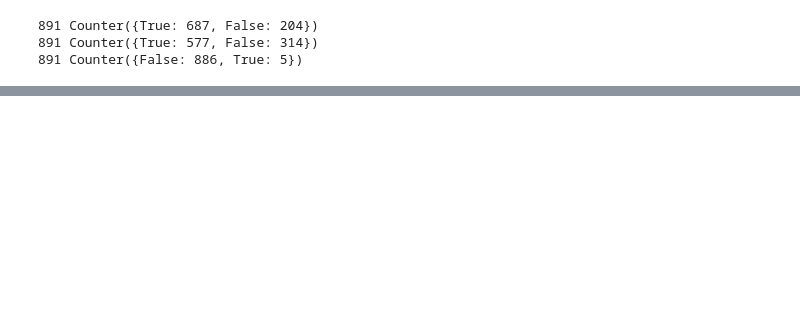
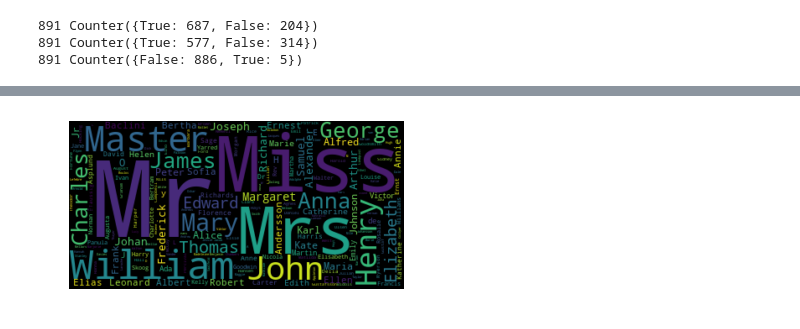
Before and after one commit to GoatWang/Kaggle_Titanic, a Jupyter notebook: PandasUsage_publish.ipynb, the cells around one changed output, grey strips where cells are left out. Drawn from its saved outputs; the diff is of its cells as text; code cells hidden in the pictures; blank space fills up the shorter version.

```diff
--- a/PandasUsage_publish.ipynb
+++ b/PandasUsage_publish.ipynb
@@ -339,0 +552,14 @@ print(len(df['Age']> 70), Counter(df['Age']> 70))
+# %%
+df['Age_cat'] = 0
+for idx, row in df.iterrows():  # 請務必記得加上idx，不然跑回圈的item會變成(idx, row)
+    Age = row['Age']
+    if Age < 20.315:
+        Age_cat = 0
+    elif Age < 40.21:
+        Age_cat = 1
+    elif Age < 60.1049:
+        Age_cat = 2
+    else:
+        Age_cat = 3
+    df.loc[idx, 'Age_cat'] = Age_cat
+df
@@ -339,0 +646,14 @@ print(len(df['Age']> 70), Counter(df['Age']> 70))
+# %%
+from string import punctuation
+from collections import Counter
+df_name = df[['Name']]
+def processname(name):
+    if type(name) == str:
+        for pun in punctuation:
+            name = name.replace(pun, " ")
+        terms = [term for term in name.split() if term != " "]
+        return terms
+    else:
+        return []
+df_name['processed'] = df['Name'].apply(processname)
+df_name
@@ -339,0 +683,5 @@ print(len(df['Age']> 70), Counter(df['Age']> 70))
+# %%
+all_terms = []
+for terms in df_name['processed']:
+    all_terms.extend(terms)
+sorted(dict(Counter(all_terms)).items(), key=lambda x:x[1], reverse=True)
@@ -339,0 +706,12 @@ print(len(df['Age']> 70), Counter(df['Age']> 70))
+# %%
+import matplotlib.pyplot as plt
+from wordcloud import WordCloud
+
+wordcloud = WordCloud()
+wordcloud.generate_from_frequencies(frequencies=dict(Counter(all_terms)))
+plt.figure()
+plt.imshow(wordcloud, interpolation="bilinear")
+plt.axis("off")
+plt.show()
+# %% [output]
+[figure, added]
```
Also changed, not shown: parts of 28 cells of this notebook, 1 other file.
